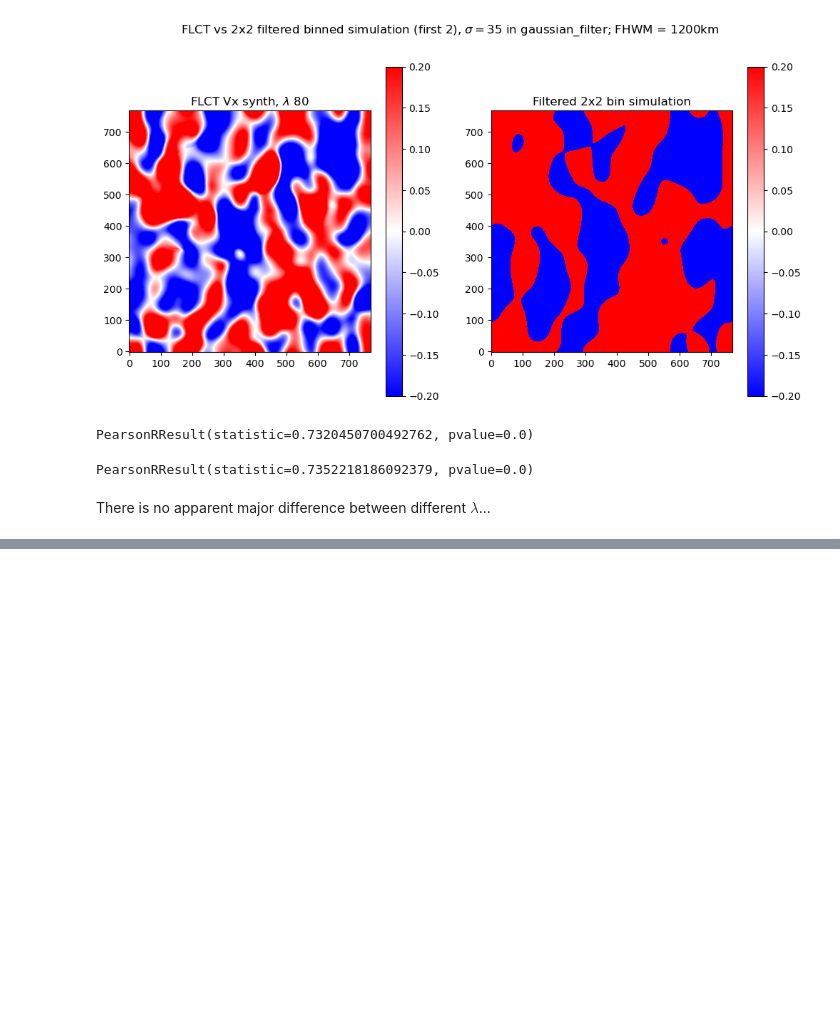
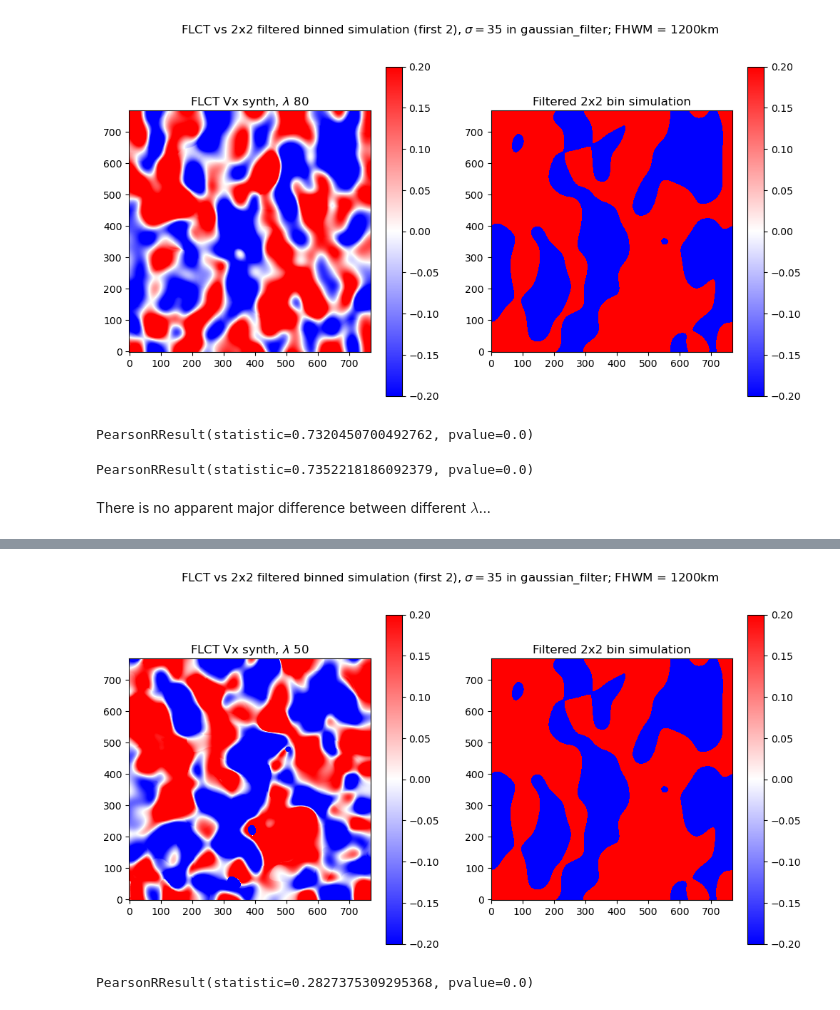
Before and after one commit to TheodoreKostic/Tracking_features, a Jupyter notebook: Synth_master/Synth_data_test.ipynb, the cells around one changed output, grey strips where cells are left out. Cells and saved outputs as stored; diff of their text form; code cells hidden in the pictures; blank space fills up the shorter version.

```diff
--- a/Synth_master/Synth_data_test.ipynb
+++ b/Synth_master/Synth_data_test.ipynb
@@ -180,0 +206,25 @@ PearsonRResult(statistic=0.7352218186092379, pvalue=0.0)
+# %%
+image9 = cube1[:,:,0,50]
+image10 = cube2[:,:,0,50]
+# %%
+vel_xla50, vel_yla50, vmla50 = pyflct.flct(image9, image10, delta_t, pixelsize, sigma, quiet = True)
+# %%
+fig = plt.figure(figsize = (12,6))
+fig.suptitle("FLCT vs 2x2 filtered binned simulation (first 2), $\sigma = 35$ in gaussian_filter; FHWM = 1200km")
+ax1 = fig.add_subplot(121)
+im1 = ax1.imshow(vel_xla50[:, :], origin='lower',cmap='bwr', vmin = -0.2, vmax = 0.2)
+ax1.set_title("FLCT Vx synth, $\lambda$ 50")
+fig.colorbar(im1)
+
+ax2 = fig.add_subplot(122)
+im2 = ax2.imshow(Vx_filtered35[:, :], origin='lower', cmap='bwr', vmin = -0.2, vmax = 0.2)
+ax2.set_title("Filtered 2x2 bin simulation")
+fig.colorbar(im2)
+plt.savefig("Synth_FLCT_vs_sim_Vxla50.png", dpi = 600)
+# %% [output]
+[figure, added]
+# %%
+r_x50 = pearsonr(vel_xla50.flatten(), Vx_filtered35.flatten())
+print(r_x50)
+# %% [output]
+PearsonRResult(statistic=0.2827375309295368, pvalue=0.0)
```
Also changed, not shown: parts of 8 cells of this notebook.
